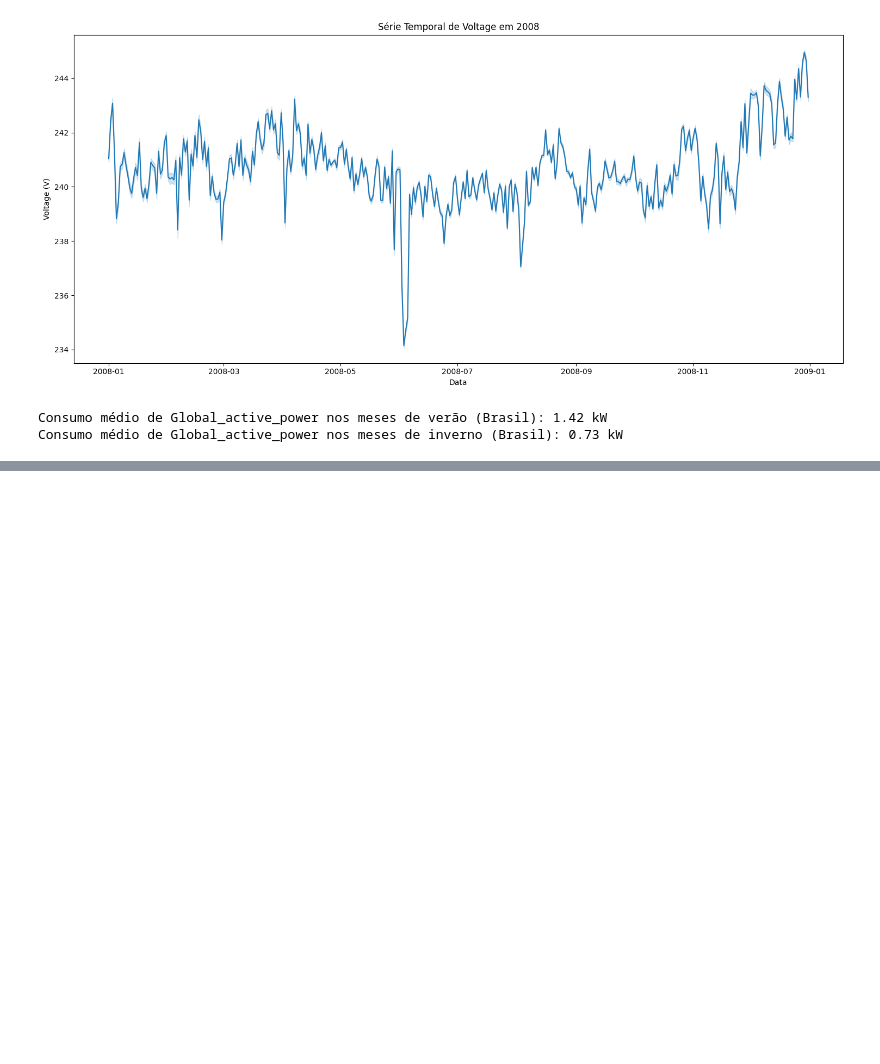
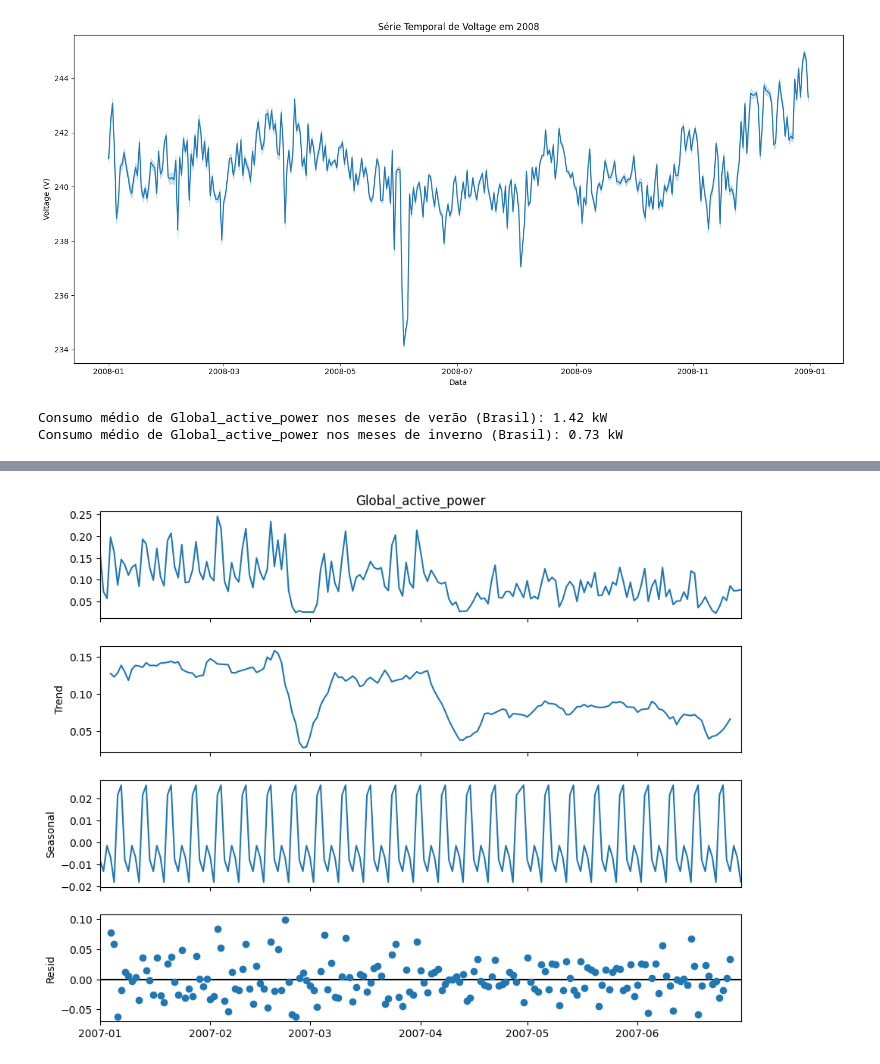
Before and after one commit to vitorkenzoo/Aula-Fiap, a Jupyter notebook: Damos_lhe_as_boas_vindas_ao_Colab.ipynb, the cells around one changed output, grey strips where cells are left out. Saved outputs shown, nothing was run; the diff lists cells and outputs as text; code cells hidden in the pictures; blank space fills up the shorter version.

```diff
--- a/Damos_lhe_as_boas_vindas_ao_Colab.ipynb
+++ b/Damos_lhe_as_boas_vindas_ao_Colab.ipynb
@@ -395,0 +458,27 @@ DataFrame com variáveis numéricas principais normalizadas (Min-Max Scaling):
+# %%
+# 19
+
+from statsmodels.tsa.seasonal import seasonal_decompose
+
+# Combinar as colunas 'Date' e 'Time' e converter para datetime com o formato correto
+df['datetime'] = pd.to_datetime(df['Date'].astype(str) + ' ' + df['Time'], format='%d/%m/%Y %H:%M:%S')
+df = df.set_index('datetime').sort_index()
+
+# Resample para frequência diária e calcular a média, lidando com NaNs
+daily_data = df['Global_active_power'].resample('D').mean().dropna()
+
+# Selecionar um período de 6 meses (ex: primeiro semestre de 2007)
+start_date = '2007-01-01'
+end_date = '2007-06-30'
+six_month_period = daily_data[start_date:end_date]
+
+# Realizar a decomposição de série temporal
+# Use period=7 para sazonalidade semanal, se a resampling for diária
+decomposition = seasonal_decompose(six_month_period, model='additive', period=7)
+
+# Plotar a decomposição
+fig = decomposition.plot()
+fig.set_size_inches(10, 8)
+plt.show()
+# %% [output]
+[figure, added]
```
Also changed, not shown: parts of 23 cells of this notebook.
